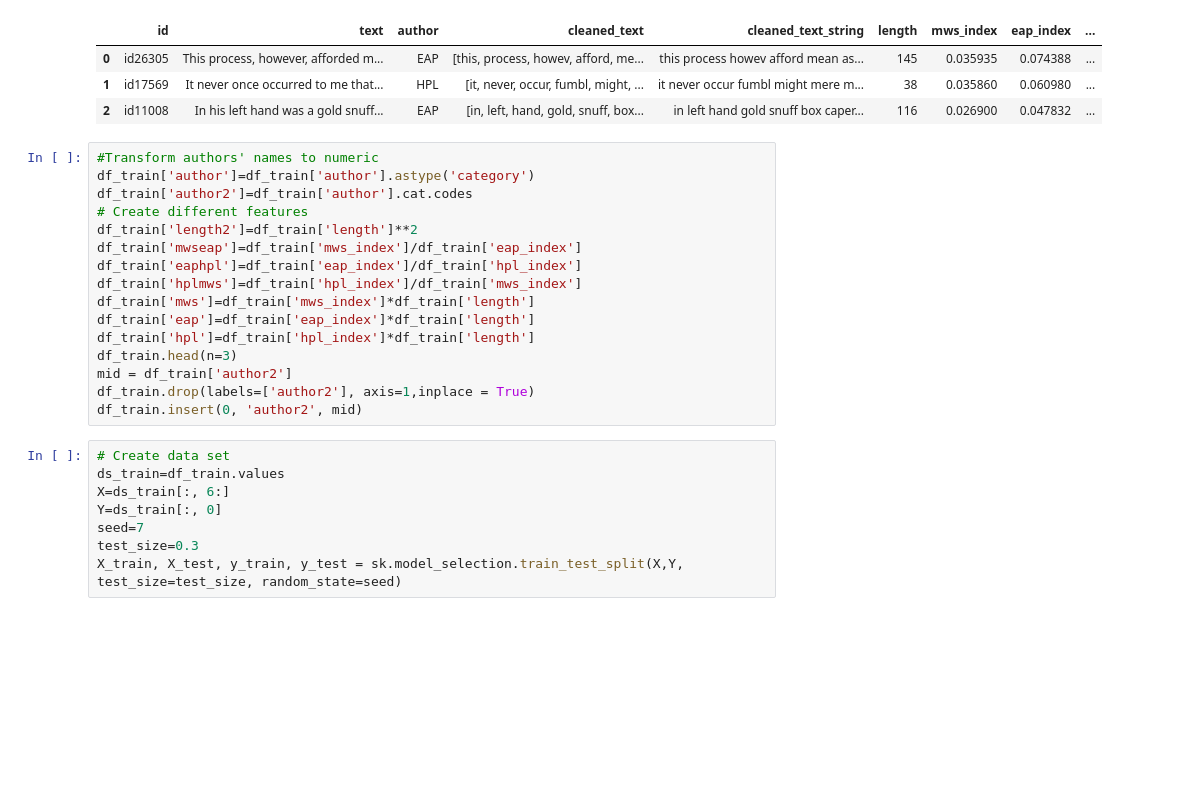
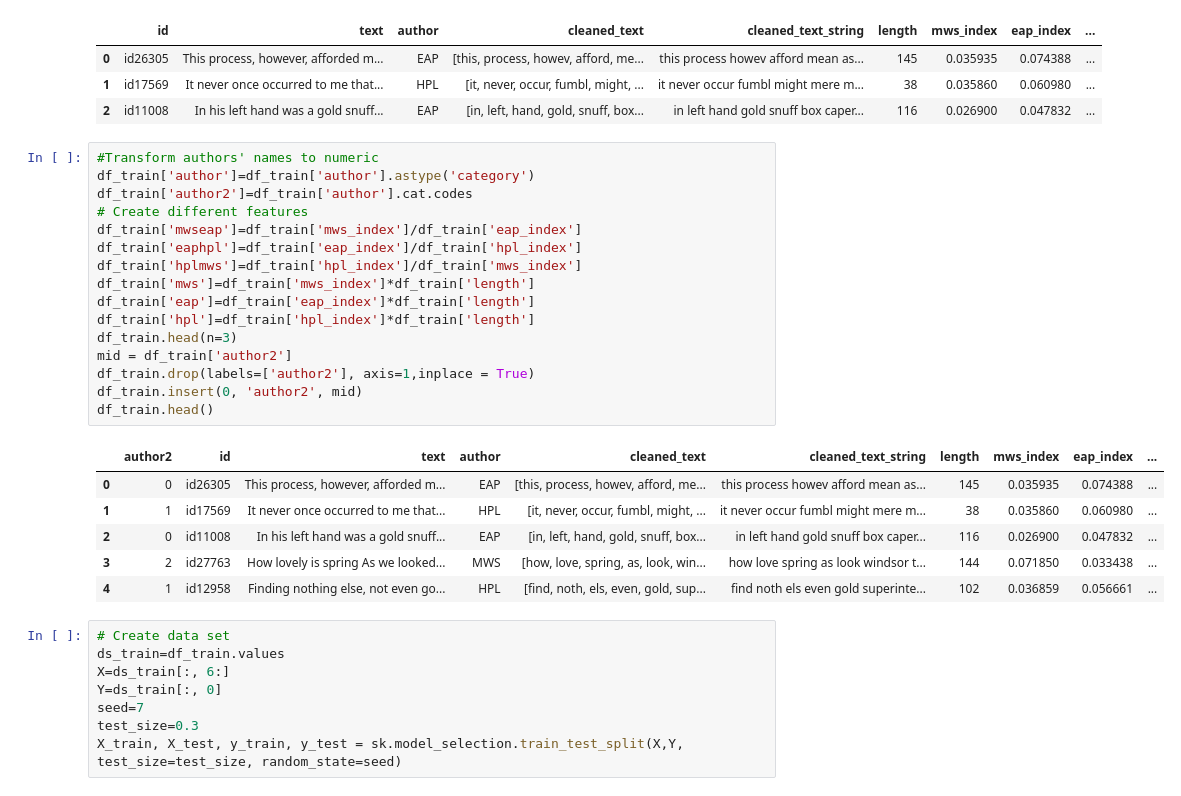
Before and after one commit to AntonKorobkov/kaggle-spooky, a Jupyter notebook: src/main.ipynb, the cells around one changed output. Saved outputs shown, nothing was run; the diff lists cells and outputs as text; blank space fills up the shorter version.

```diff
--- a/src/main.ipynb
+++ b/src/main.ipynb
@@ -303,19 +303,26 @@ df_train.head(n=3)
 # %%
 #Transform authors' names to numeric
 df_train['author']=df_train['author'].astype('category')
 df_train['author2']=df_train['author'].cat.codes
 # Create different features
-df_train['length2']=df_train['length']**2
 df_train['mwseap']=df_train['mws_index']/df_train['eap_index']
 df_train['eaphpl']=df_train['eap_index']/df_train['hpl_index']
 df_train['hplmws']=df_train['hpl_index']/df_train['mws_index']
 df_train['mws']=df_train['mws_index']*df_train['length']
 df_train['eap']=df_train['eap_index']*df_train['length']
 df_train['hpl']=df_train['hpl_index']*df_train['length']
 df_train.head(n=3)
 mid = df_train['author2']
 df_train.drop(labels=['author2'], axis=1,inplace = True)
 df_train.insert(0, 'author2', mid)
+df_train.head()
+# %% [output]
+|  | author2 | id | text | author | cleaned_text | cleaned_text_string | length | mws_index | eap_index | ... |
+| 0 | 0 | id26305 | This process, however, afforded m... | EAP | [this, process, howev, afford, me... | this process howev afford mean as... | 145 | 0.035935 | 0.074388 | ... |
+| 1 | 1 | id17569 | It never once occurred to me that... | HPL | [it, never, occur, fumbl, might, ... | it never occur fumbl might mere m... | 38 | 0.035860 | 0.060980 | ... |
+| 2 | 0 | id11008 | In his left hand was a gold snuff... | EAP | [in, left, hand, gold, snuff, box... | in left hand gold snuff box caper... | 116 | 0.026900 | 0.047832 | ... |
+| 3 | 2 | id27763 | How lovely is spring As we looked... | MWS | [how, love, spring, as, look, win... | how love spring as look windsor t... | 144 | 0.071850 | 0.033438 | ... |
+| 4 | 1 | id12958 | Finding nothing else, not even go... | HPL | [find, noth, els, even, gold, sup... | find noth els even gold superinte... | 102 | 0.036859 | 0.056661 | ... |
 # %%
 # Create data set
 ds_train=df_train.values
```
Also changed, not shown: parts of 12 cells of this notebook, 1 other file.
